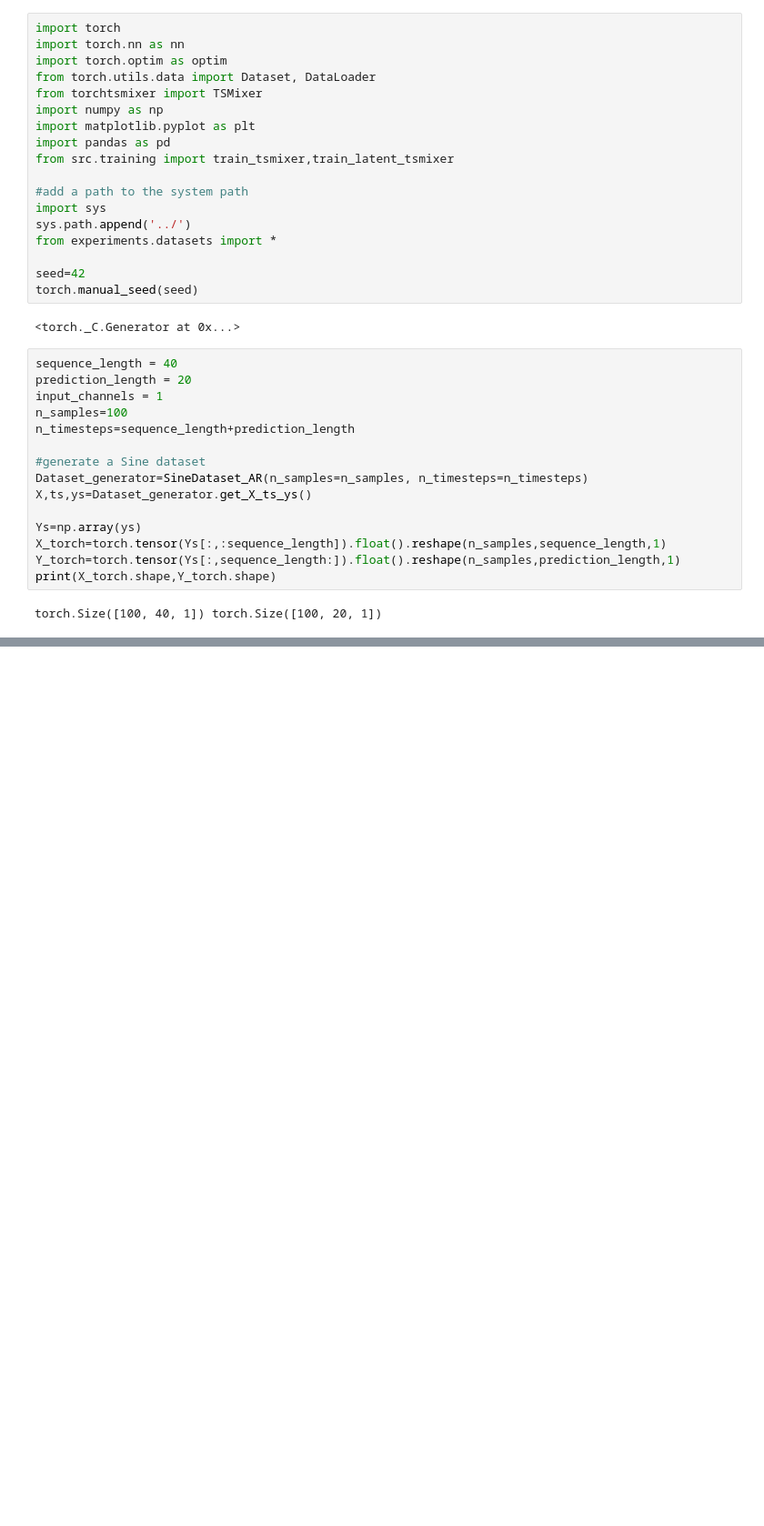
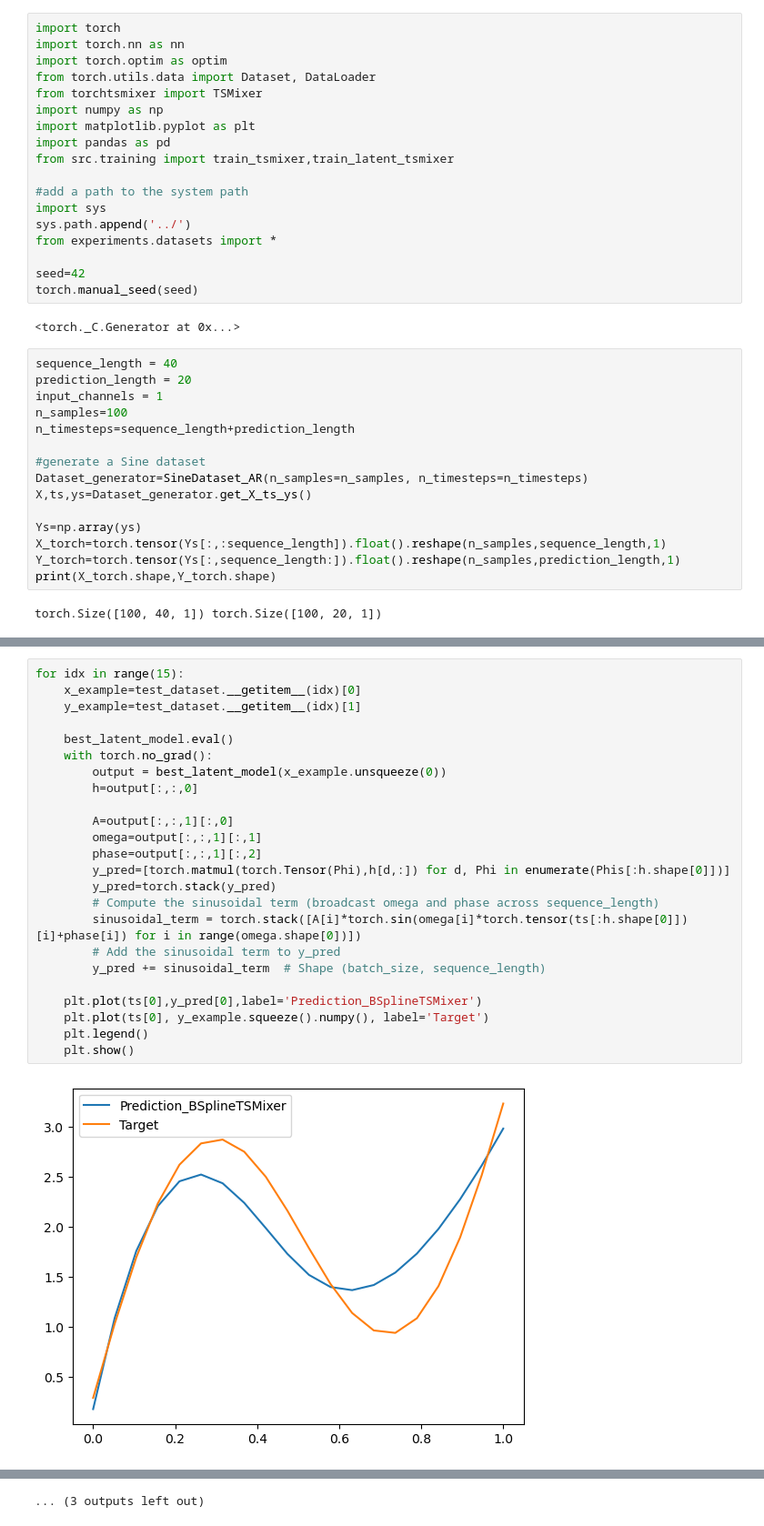
Before and after one commit to nfierroflo/TIMEVIEW, a Jupyter notebook: TIMEVIEW4FE/example_of_use.ipynb, the cells around one changed output, grey strips where cells are left out. Shown at 91% size. Saved outputs shown, nothing was run; the diff lists cells and outputs as text; blank space fills up the shorter version.

```diff
--- a/TIMEVIEW4FE/example_of_use.ipynb
+++ b/TIMEVIEW4FE/example_of_use.ipynb
@@ -141,0 +236,26 @@ for idx in range(15):
+# %%
+for idx in range(15):
+    x_example=test_dataset.__getitem__(idx)[0]
+    y_example=test_dataset.__getitem__(idx)[1]
+
+    best_latent_model.eval()
+    with torch.no_grad():
+        output = best_latent_model(x_example.unsqueeze(0))
+        h=output[:,:,0]
+
+        A=output[:,:,1][:,0]
+        omega=output[:,:,1][:,1]
+        phase=output[:,:,1][:,2]
+        y_pred=[torch.matmul(torch.Tensor(Phi),h[d,:]) for d, Phi in enumerate(Phis[:h.shape[0]])]
+        y_pred=torch.stack(y_pred)
+        # Compute the sinusoidal term (broadcast omega and phase across sequence_length)
+        sinusoidal_term = torch.stack([A[i]*torch.sin(omega[i]*torch.tensor(ts[:h.shape[0]])[i]+phase[i]) for i in range(omega.shape[0])])
+        # Add the sinusoidal term to y_pred
+        y_pred += sinusoidal_term  # Shape (batch_size, sequence_length)
+
+    plt.plot(ts[0],y_pred[0],label='Prediction_BSplineTSMixer')
+    plt.plot(ts[0], y_example.squeeze().numpy(), label='Target')
+    plt.legend()
+    plt.show()
+# %% [output]
+[figure, added]
@@ -141,0 +273 @@ for idx in range(15):
+... (3 outputs left out)
```
Also changed, not shown: parts of 7 cells of this notebook, 5 other files.
